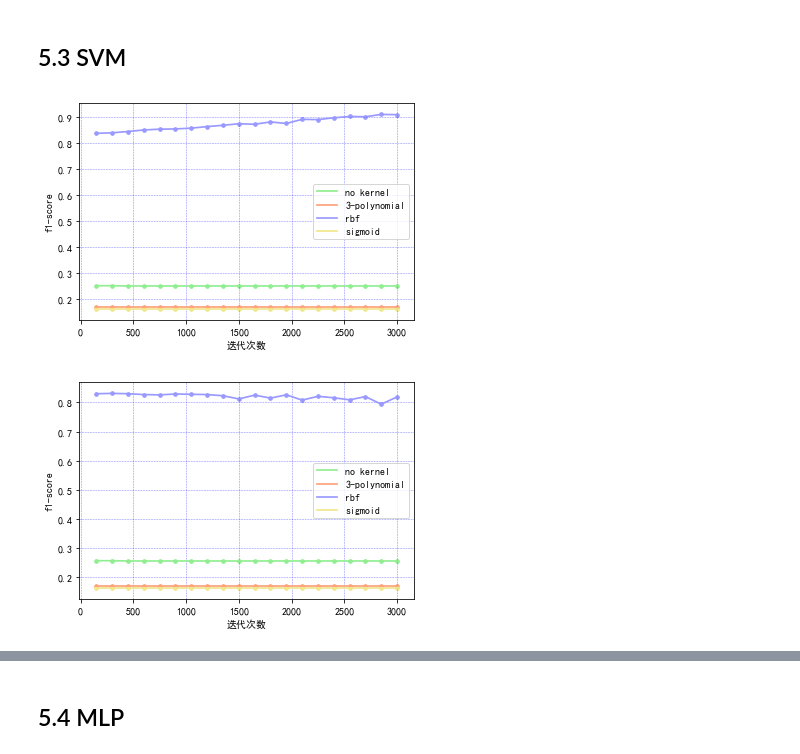
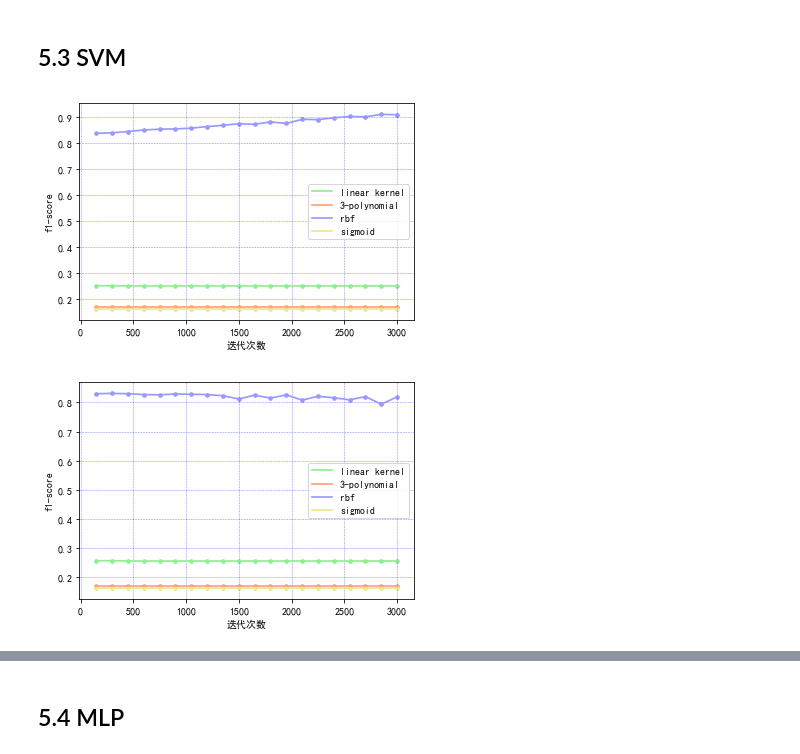
Before and after one commit to shinshiner/CS245-Data-Science, a Jupyter notebook: Adult++/main.ipynb, the cells around one changed output, grey strips where cells are left out. Cells and saved outputs as stored; diff of their text form; code cells hidden in the pictures.

```diff
--- a/Adult++/main.ipynb
+++ b/Adult++/main.ipynb
@@ -556,39 +556,39 @@ y_t_sigmoid = [0.165] * 20
 
 plt.figure(figsize=(6, 4))
 ax = plt.gca()
-ax.plot(x, y_tr_linear, color='#90EE90', linewidth=1.7, label='no kernel')
+ax.plot(x, y_tr_linear, color='#90EE90', linewidth=1.7, label='linear kernel')
 ax.plot(x, y_tr_poly3, color='#ffa07a', linewidth=1.7, label='3-polynomial')
 ax.plot(x, y_tr_rbf, color='#9999ff', linewidth=1.7, label='rbf')
 ax.plot(x, y_tr_sigmoid, color='#F0E68C', linewidth=1.7, label='sigmoid')
 ax.scatter(x, y_tr_linear, s=13, c='#90EE90')
 ax.scatter(x, y_tr_poly3, s=13, c='#ffa07a')
 ax.scatter(x, y_tr_rbf, s=13, c='#9999ff')
 ax.scatter(x, y_tr_sigmoid, s=13, c='#F0E68C')
 ax.grid(color='b', alpha=0.5, linestyle='dashed', linewidth=0.5)
 plt.xlabel('迭代次数')
 plt.ylabel('f1-score')
 plt.legend()
 plt.savefig('report/img/svm_kernel_tr.png')
 plt.show()
 
 plt.figure(figsize=(6, 4))
 ax = plt.gca()
-ax.plot(x, y_t_linear, color='#90EE90', linewidth=1.7, label='no kernel')
+ax.plot(x, y_t_linear, color='#90EE90', linewidth=1.7, label='linear kernel')
 ax.plot(x, y_t_poly3, color='#ffa07a', linewidth=1.7, label='3-polynomial')
 ax.plot(x, y_t_rbf, color='#9999ff', linewidth=1.7, label='rbf')
 ax.plot(x, y_t_sigmoid, color='#F0E68C', linewidth=1.7, label='sigmoid')
 ax.scatter(x, y_t_linear, s=13, c='#90EE90')
 ax.scatter(x, y_t_poly3, s=13, c='#ffa07a')
 ax.scatter(x, y_t_rbf, s=13, c='#9999ff')
 ax.scatter(x, y_t_sigmoid, s=13, c='#F0E68C')
 ax.grid(color='b', alpha=0.5, linestyle='dashed', linewidth=0.5)
 plt.xlabel('迭代次数')
 plt.ylabel('f1-score')
 plt.legend()
 plt.savefig('report/img/svm_kernel_t.png')
 plt.show()
 # %% [output]
-[figure, old version]
+[figure, new version]
-[figure, old version]
+[figure, new version]
 # %%
 # SVM kernel (norm)
```
Also changed, not shown: parts of 2 cells of this notebook, 11 other files.
